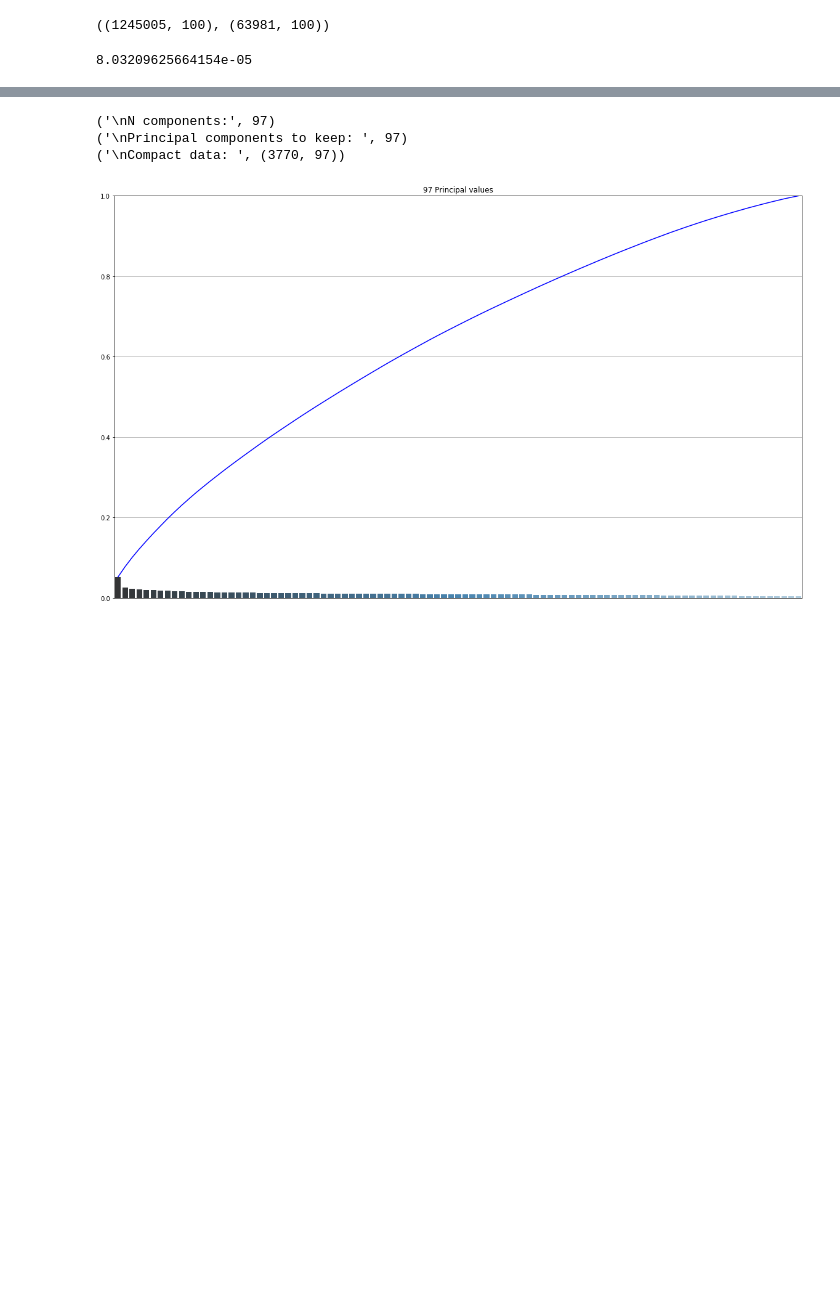
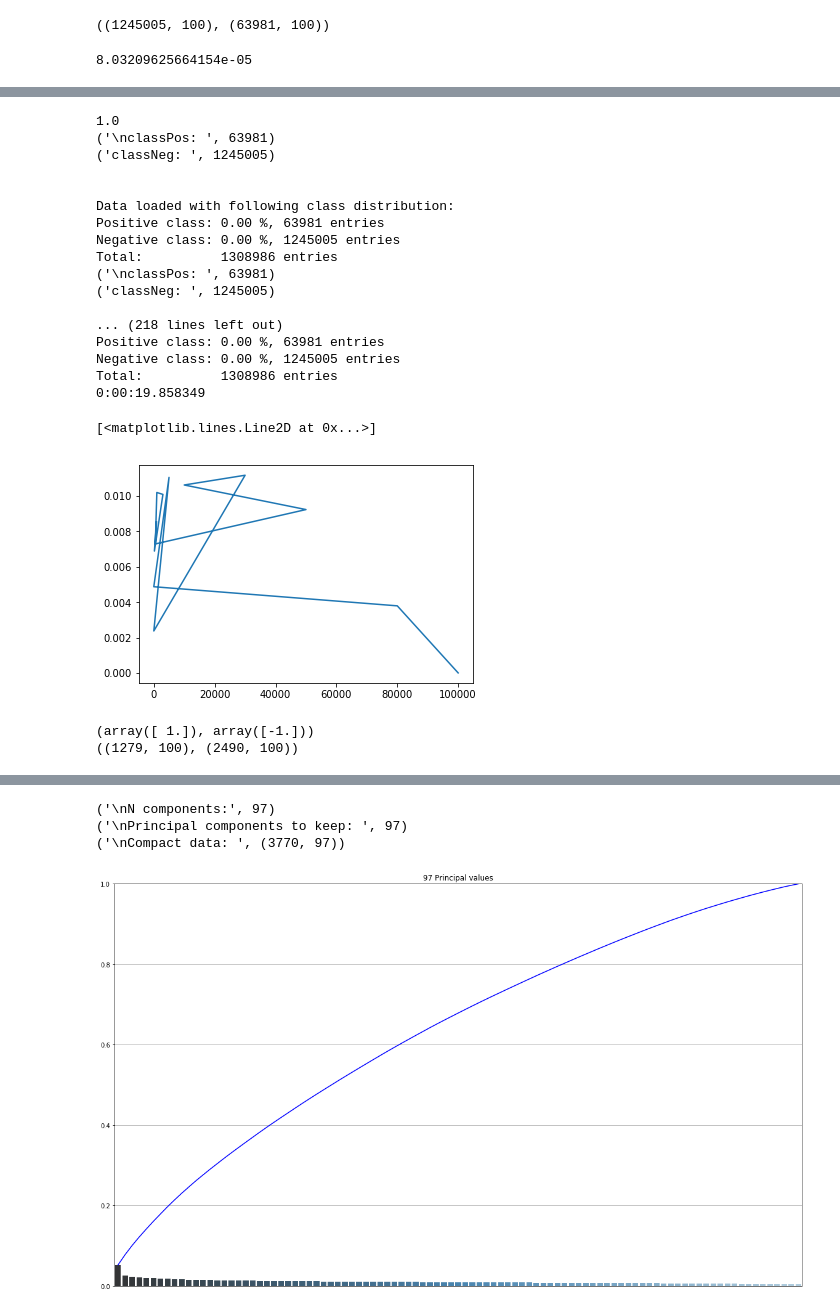
Before and after one commit to kaducovas/DeepRinger, a Jupyter notebook: notebooks/COC800.ipynb, the cells around one changed output, grey strips where cells are left out. Drawn from its saved outputs; the diff is of its cells as text; code cells hidden in the pictures; blank space fills up the shorter version.

```diff
--- a/notebooks/COC800.ipynb
+++ b/notebooks/COC800.ipynb
@@ -63,0 +355,37 @@ Negative class: 0.00 %, 2490 entries
+# %%
+kl={}
+frac_list=[1,0.8,0.5,0.3,0.1,0.05,0.03,0.01,0.009,0.005,0.002,0.0001,0.00001]
+for i_frac in frac_list: #range(10,0,-1):
+    print(float(i_frac))
+    frac=float(i_frac)
+    dataDf, labels = load_dataset(dataset, fracPos=frac, fracNeg=frac)
+    dataOriginal, labelsOriginal = load_dataset(dataset, fracPos=1, fracNeg=1)
+    kl[i_frac*100000]=KL_multivar(dataOriginal,dataDf,verbosity=True)
+plt.plot(kl.keys(),kl.values())
+# %% [output]
+1.0
+('\nclassPos: ', 63981)
+('classNeg: ', 1245005)
+
+
+Data loaded with following class distribution:
+Positive class: 0.00 %, 63981 entries
+Negative class: 0.00 %, 1245005 entries
+Total:          1308986 entries
+('\nclassPos: ', 63981)
+('classNeg: ', 1245005)
+
+... (218 lines left out)
+Positive class: 0.00 %, 63981 entries
+Negative class: 0.00 %, 1245005 entries
+Total:          1308986 entries
+0:00:19.858349
+[<matplotlib.lines.Line2D at 0x...>]
+[figure, added]
+# %%
+i_change_class = np.where(labels==-1)[0][0]
+print(labels[i_change_class-1],labels[i_change_class])
+print(dataDf[:i_change_class-1].shape,dataDf[i_change_class:].shape)
+# %% [output]
+(array([ 1.]), array([-1.]))
+((1279, 100), (2490, 100))
```
Also changed, not shown: parts of 32 cells of this notebook, 19 other files.
